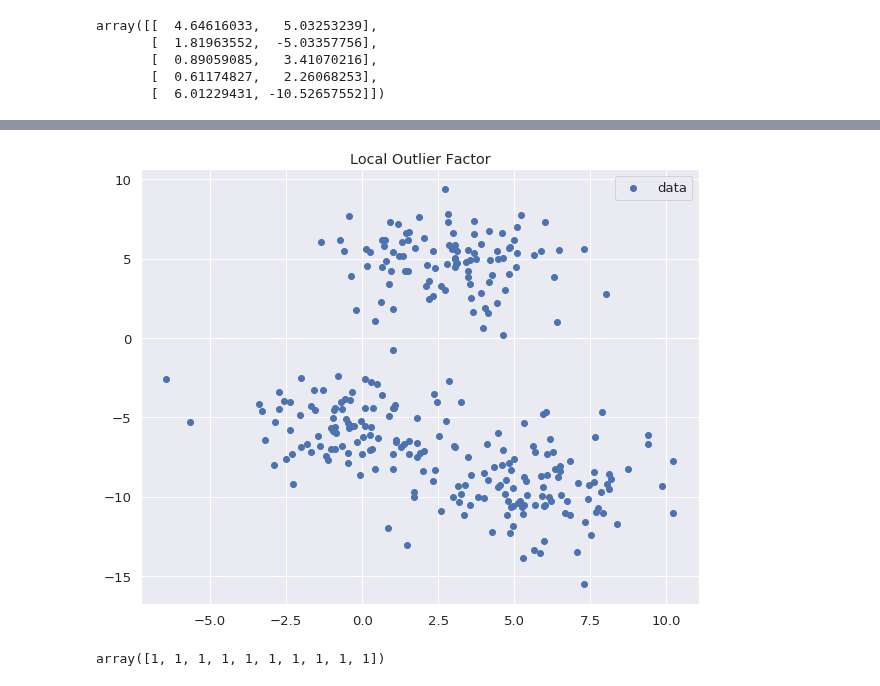
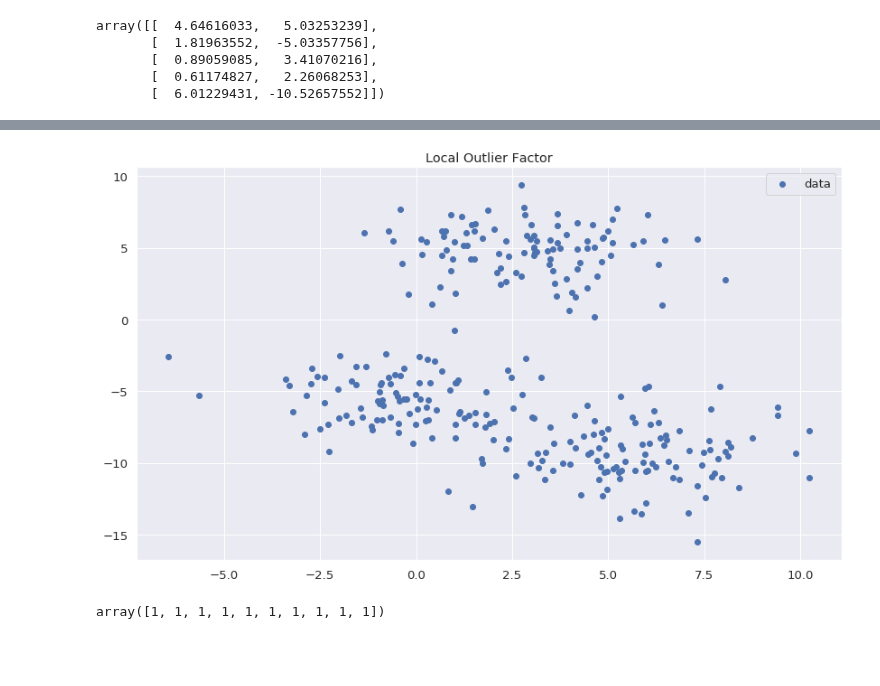
Before and after one commit to krakowiakpawel9/ml_course, a Jupyter notebook: unsupervised/04_anomaly_detection/01_local_outlier_factor.ipynb, the cells around one changed output, grey strips where cells are left out. Drawn from its saved outputs; the diff is of its cells as text; code cells hidden in the pictures; blank space fills up the shorter version.

```diff
--- a/unsupervised/04_anomaly_detection/01_local_outlier_factor.ipynb
+++ b/unsupervised/04_anomaly_detection/01_local_outlier_factor.ipynb
@@ -61,11 +68,11 @@ fig.show()
 # %%
-plt.figure(figsize=(10, 8))
+plt.figure(figsize=(14, 8))
 plt.scatter(data[:, 0], data[:, 1], label='data', cmap='tab10')
 plt.title('Local Outlier Factor')
 plt.legend()
 plt.show()
 # %% [output]
-[figure, old version]
+[figure, new version]
 # %%
 from sklearn.neighbors import LocalOutlierFactor
 
```
Also changed, not shown: parts of 8 cells of this notebook.
